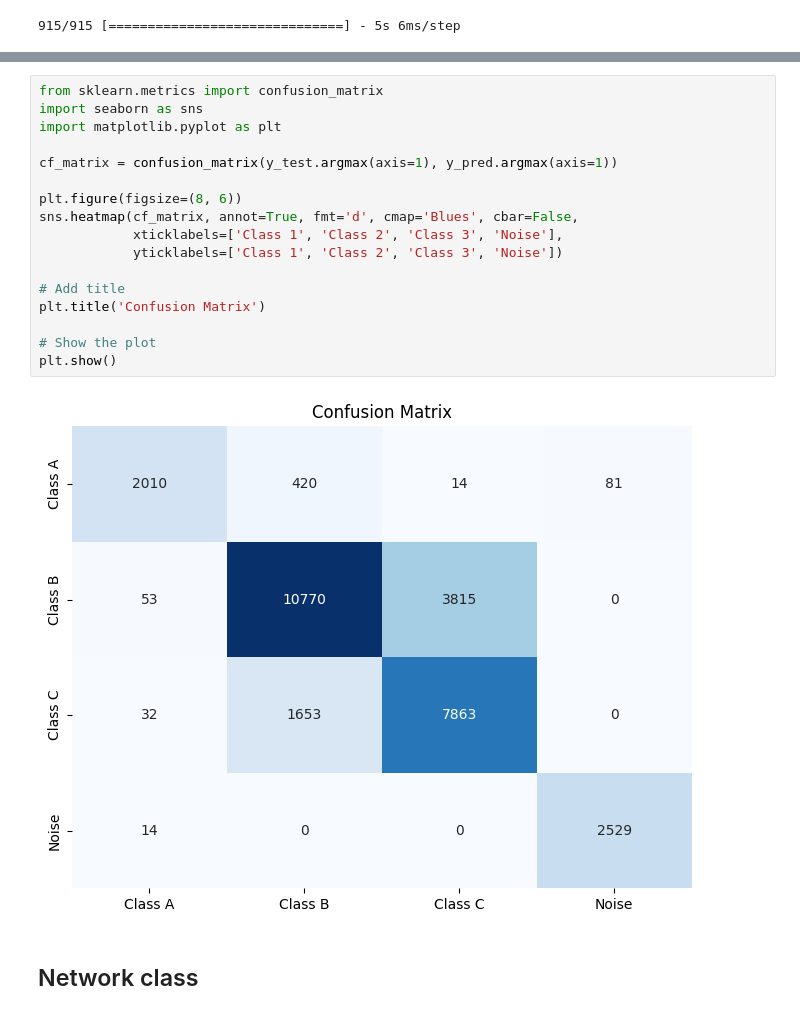
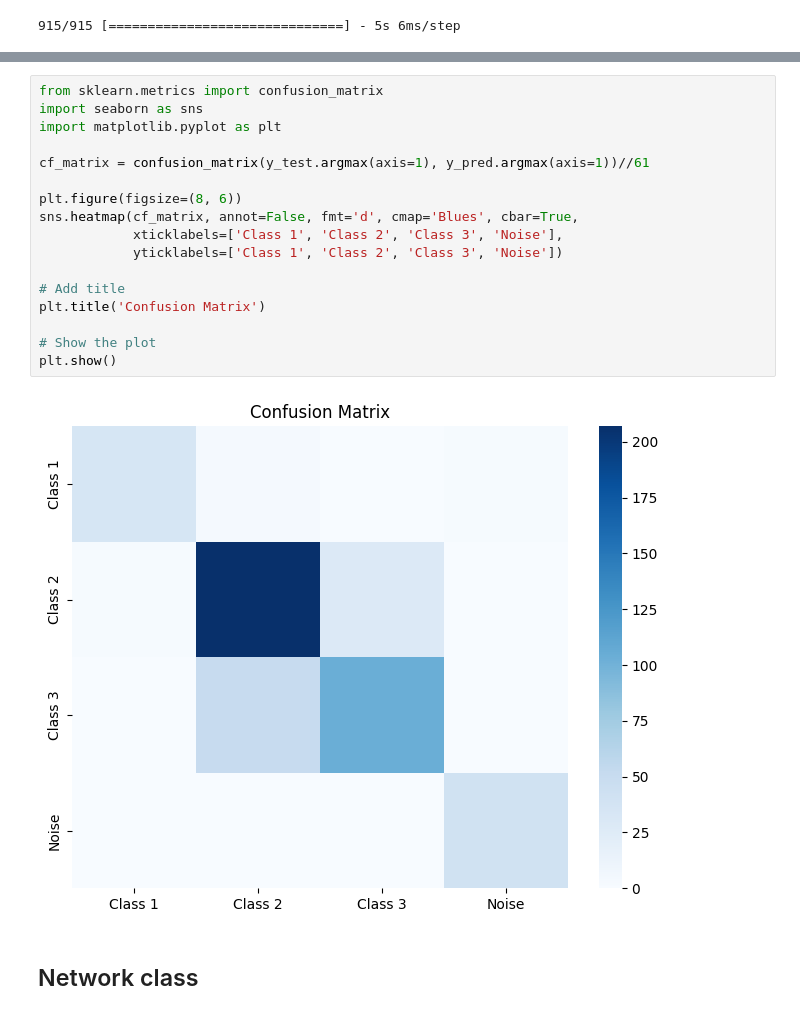
Before and after one commit to TheoLafond/Energy_fault_detection, a Jupyter notebook: main.ipynb, the cells around one changed output, grey strips where cells are left out. Drawn from its saved outputs; the diff is of its cells as text.

```diff
--- a/main.ipynb
+++ b/main.ipynb
@@ -119,22 +184,22 @@ Precision: 0.86
 # %%
 from sklearn.metrics import confusion_matrix
 import seaborn as sns
 import matplotlib.pyplot as plt
 
-cf_matrix = confusion_matrix(y_test.argmax(axis=1), y_pred.argmax(axis=1))
+cf_matrix = confusion_matrix(y_test.argmax(axis=1), y_pred.argmax(axis=1))//61
 
 plt.figure(figsize=(8, 6))
-sns.heatmap(cf_matrix, annot=True, fmt='d', cmap='Blues', cbar=False,
+sns.heatmap(cf_matrix, annot=False, fmt='d', cmap='Blues', cbar=True,
             xticklabels=['Class 1', 'Class 2', 'Class 3', 'Noise'],
             yticklabels=['Class 1', 'Class 2', 'Class 3', 'Noise'])
 
 # Add title
 plt.title('Confusion Matrix')
 
 # Show the plot
 plt.show()
 # %% [output]
-[figure, old version]
+[figure, new version]
 # %% [markdown]
 ## Network class
 # %%
```
Also changed, not shown: parts of 20 cells of this notebook.
